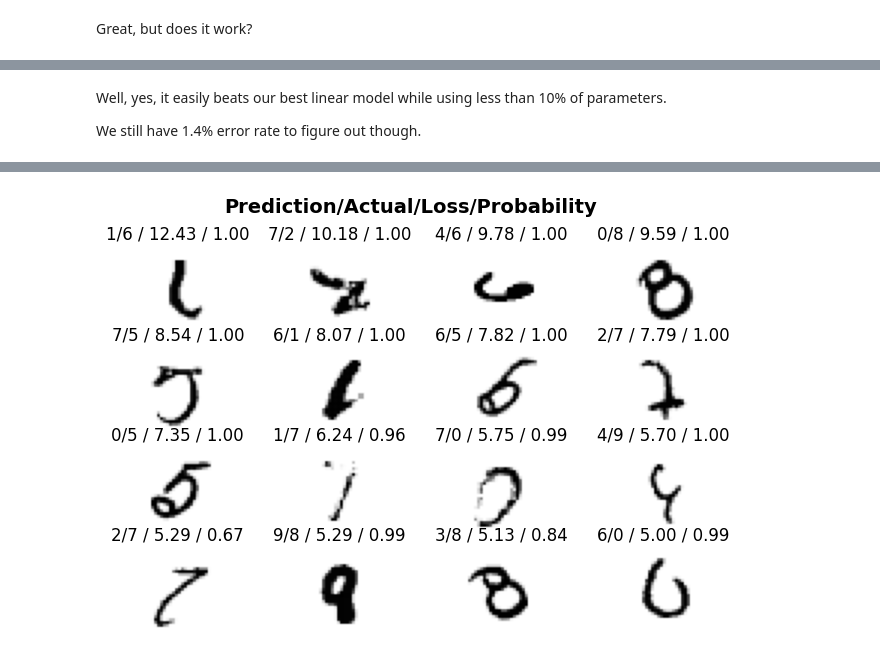
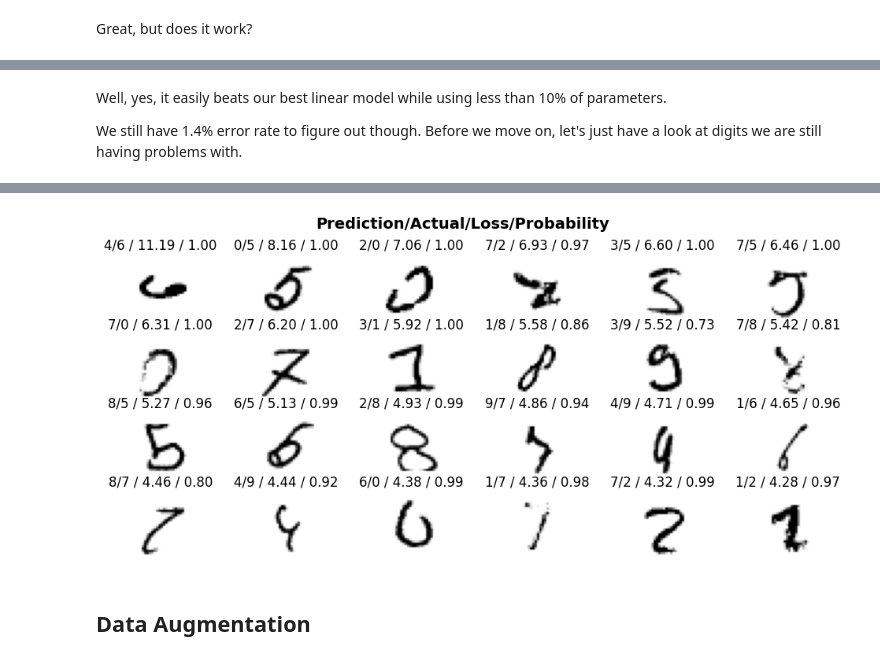
Before and after one commit to mskrajnowski/2023-machine-learning-talk, a Jupyter notebook: talks/02_vision.ipynb, the cells around one changed output, grey strips where cells are left out. Saved outputs shown, nothing was run; the diff lists cells and outputs as text; code cells hidden in the pictures.

```diff
--- a/talks/02_vision.ipynb
+++ b/talks/02_vision.ipynb
@@ -940,10 +940,12 @@ mnist_learner(conv1).fit_one_cycle(5, 0.01)
 # %% [markdown]
 Well, yes, it easily beats our best linear model while using less than 10% of parameters.
 
-We still have 1.4% error rate to figure out though.
+We still have 1.4% error rate to figure out though. Before we move on, let's just have a look at digits we are still having problems with.
 # %%
-Interpretation.from_learner(mnist_learner(conv1)).plot_top_losses(k=16, ncols=4, figsize=(8, 5))
+Interpretation.from_learner(mnist_learner(conv1)).plot_top_losses(k=24, ncols=6, figsize=(12, 5))
 # %% [output]
 [interactive output not drawn]
 [interactive output not drawn]
-[figure, old version]
+[figure, new version]
+# %% [markdown]
+## Data Augmentation
```
Also changed, not shown: parts of 48 cells of this notebook, 1 other file.
